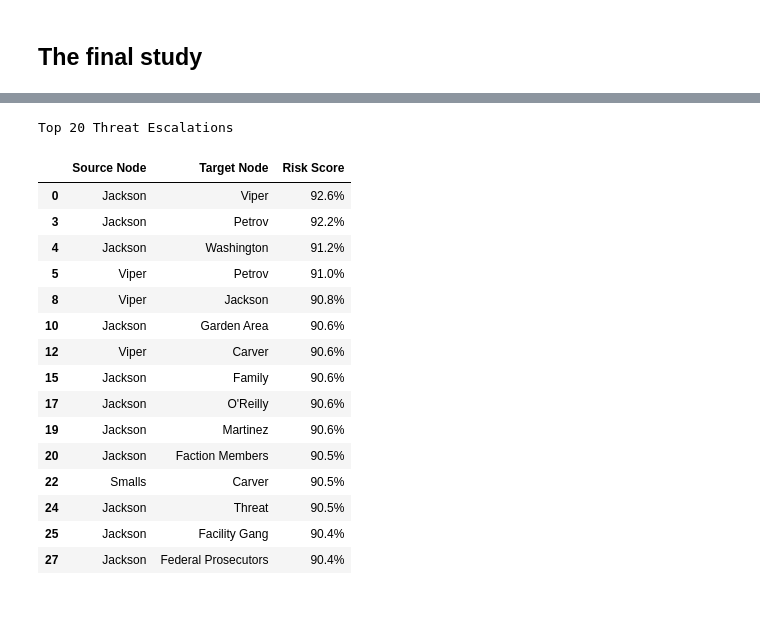
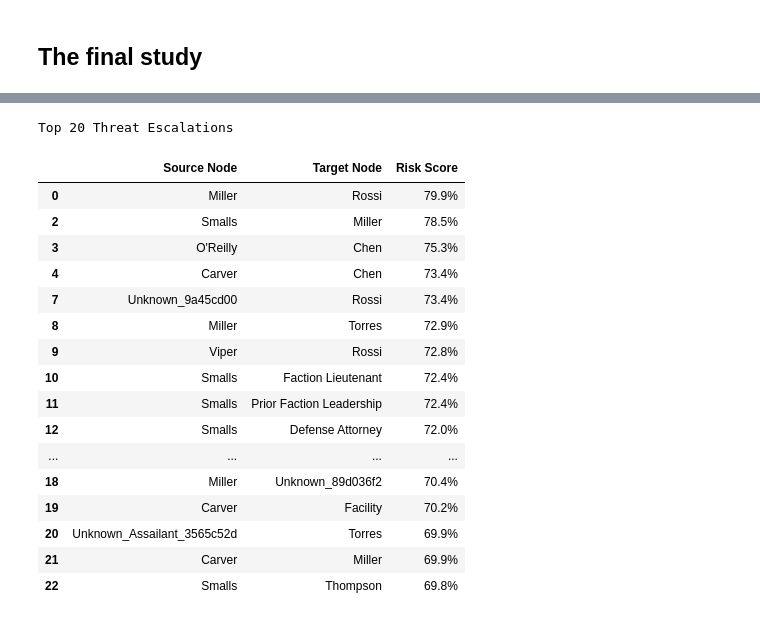
Before and after one commit to mdyagual/sna-for-oms-project, a Jupyter notebook: notebooks/risk_final_evaluation.ipynb, the cells around one changed output, grey strips where cells are left out. Saved outputs shown, nothing was run; the diff lists cells and outputs as text; code cells hidden in the pictures.

```diff
--- a/notebooks/risk_final_evaluation.ipynb
+++ b/notebooks/risk_final_evaluation.ipynb
@@ -635,8 +640,8 @@ print("==========================================")
 # 1. Initialize Enriched (edge_dim=8 for Topology + Dynamic Aggressiveness/Reputation)
 enriched_model = RiskEscalationGNN(
     num_node_features=data_enriched.x.size(1),
-    hidden_channels=32,
-    edge_dim=8  # <--- FIXED: 6 Topology + 2 NLP Edge Features
+    hidden_channels=64,
+    edge_dim=19  # <--- FIXED: 6 Topology + 2 NLP Edge Features
 )
 
 # 2. Run the K-Fold
@@ -837,7 +881,12 @@ print("==========================================")
 print(" CHAPTER 4: ACTIONABLE RISK INTELLIGENCE  ")
 print("==========================================")
 
-# --- FIX 1: Calculate the 8-dim topology for the entire inference graph ---
+print("🚀 Training final production model with full balance alignment...")
+
+# 1. Initialize a fresh model
+enriched_model = RiskEscalationGNN(num_node_features=1, hidden_channels=64, edge_dim=19)
+
+# 2. Reconstruct the full 19-dimensional edge attributes
 num_nodes_enr = data_enriched.x.size(0)
 full_edge_attr_enr = calculate_strict_fold_topology(
     data_enriched.edge_index,
@@ -845,8 +894,21 @@ full_edge_attr_enr = calculate_strict_fold_topology(
     num_nodes_enr,
     edge_weights=data_enriched.edge_weight
 )
-# Overwrite the raw 3 features with the rich 8 features
-data_enriched.edge_attr = full_edge_attr_enr
+full_19d_edge_attr = torch.cat([full_edge_attr_enr, data_enriched.taxonomy], dim=1)
+
+# 3. Create the full data object
+final_imbalanced_data = Data(
+    x=data_enriched.x,
+    edge_index=data_enriched.edge_index,
+    y=data_enriched.y,
+    edge_attr=full_19d_edge_attr
+)
+
+# 4. 🛑 THE FIX: Balance the dataset so the model doesn't guess "Safe" for everyone!
+final_balanced_data = graph_edge_oversample(final_imbalanced_data)
+
+# 5. Train the final model
+enriched_model, _ = train_model(enriched_model, final_balanced_data, epochs=250)
 
 
 # 1. Generate the report using the mathematically optimal threshold
@@ -854,7 +916,8 @@ raw_threat_alerts = generate_threat_report(
     enriched_model,
     data_enriched,
     reverse_mapping,
-    threshold=opt_thresh_enr
+    threshold=opt_thresh_enr,
+    is_enriched=True
 )
 
 if not raw_threat_alerts:
@@ -866,7 +929,7 @@ else:
     # Deduplicate node pairs and grab the definitive Top 30 worst threats
     df_sorted = df_all_alerts.sort_values(by='probability', ascending=False)
     df_unique = df_sorted.drop_duplicates(subset=['source', 'target'], keep='first')
-    df_top_30 = df_unique.head(15)
+    df_top_30 = df_unique.head(20)
 
     # ------------------------------------------------======================
     # THE PARITY BRIDGE: Convert ONLY the top 30 back to a list of dicts!
@@ -897,20 +974,21 @@ else:
 Top 20 Threat Escalations
 |  | Source Node | Target Node | Risk Score |
-| 0 | Jackson | Viper | 92.6% |
-| 3 | Jackson | Petrov | 92.2% |
-| 4 | Jackson | Washington | 91.2% |
-| 5 | Viper | Petrov | 91.0% |
-| 8 | Viper | Jackson | 90.8% |
-| 10 | Jackson | Garden Area | 90.6% |
-| 12 | Viper | Carver | 90.6% |
-| 15 | Jackson | Family | 90.6% |
-| 17 | Jackson | O'Reilly | 90.6% |
-| 19 | Jackson | Martinez | 90.6% |
-| 20 | Jackson | Faction Members | 90.5% |
-| 22 | Smalls | Carver | 90.5% |
-| 24 | Jackson | Threat | 90.5% |
-| 25 | Jackson | Facility Gang | 90.4% |
-| 27 | Jackson | Federal Prosecutors | 90.4% |
+| 0 | Miller | Rossi | 79.9% |
+| 2 | Smalls | Miller | 78.5% |
+| 3 | O'Reilly | Chen | 75.3% |
+| 4 | Carver | Chen | 73.4% |
+| 7 | Unknown_9a45cd00 | Rossi | 73.4% |
+| 8 | Miller | Torres | 72.9% |
+| 9 | Viper | Rossi | 72.8% |
+| 10 | Smalls | Faction Lieutenant | 72.4% |
+| 11 | Smalls | Prior Faction Leadership | 72.4% |
+| 12 | Smalls | Defense Attorney | 72.0% |
+| ... | ... | ... | ... |
+| 18 | Miller | Unknown_89d036f2 | 70.4% |
+| 19 | Carver | Facility | 70.2% |
+| 20 | Unknown_Assailant_3565c52d | Torres | 69.9% |
+| 21 | Carver | Miller | 69.9% |
+| 22 | Smalls | Thompson | 69.8% |
 # %%
 import networkx as nx
 from matplotlib.lines import Line2D
```
Also changed, not shown: parts of 12 cells of this notebook, 1 other file.
